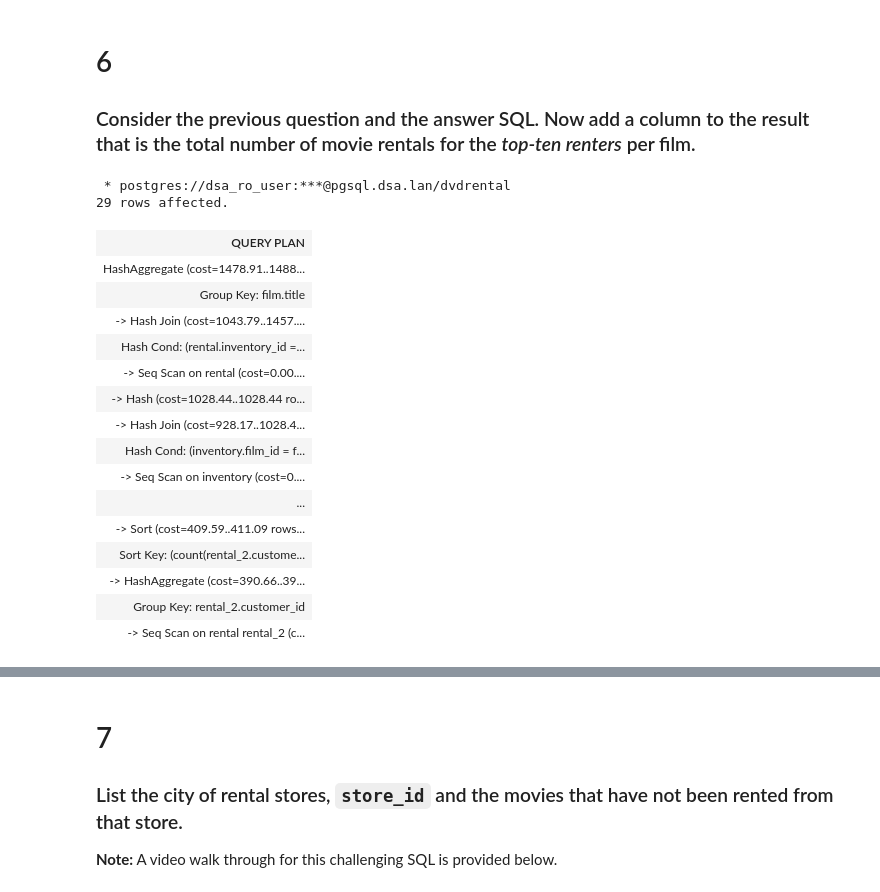
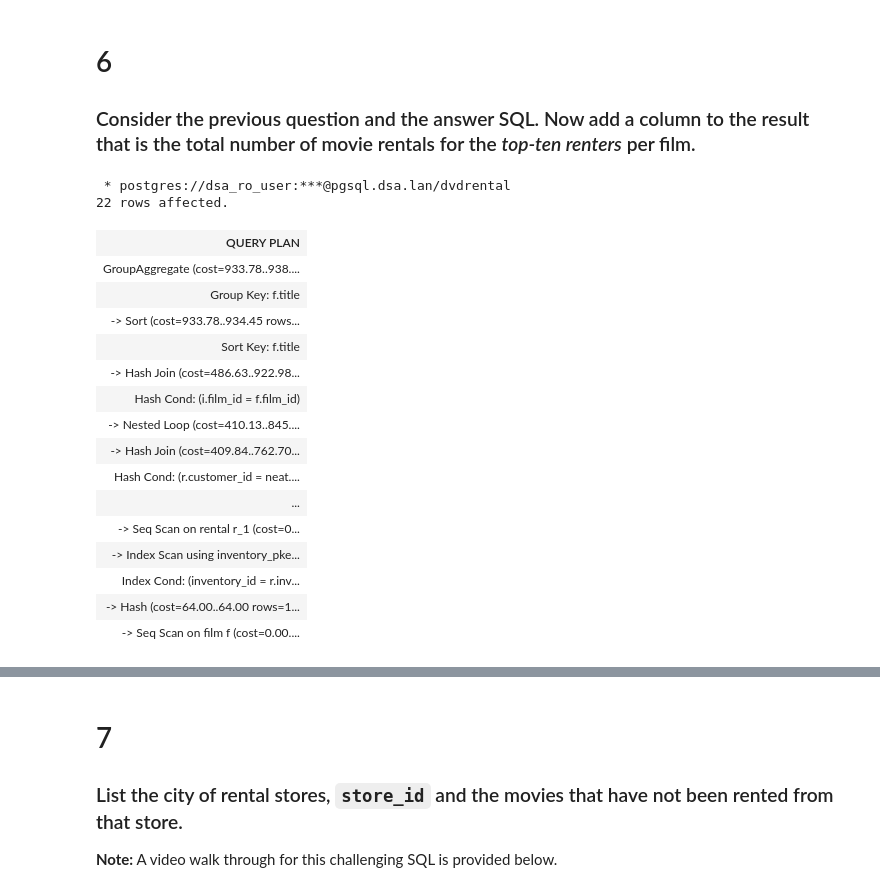
Before and after one commit to may96cc/f21dsa7030, a Jupyter notebook: module4/exercises/Nested.ipynb, the cells around one changed output, grey strips where cells are left out. Saved outputs shown, nothing was run; the diff lists cells and outputs as text; code cells hidden in the pictures.

```diff
--- a/module4/exercises/Nested.ipynb
+++ b/module4/exercises/Nested.ipynb
@@ -313,31 +342,36 @@ SELECT customer_id from rental GROUP BY customer_id
 # %%
 %%sql
 EXPLAIN
-SELECT title, count(*) from film JOIN inventory on film.film_id = inventory.film_id
-JOIN rental ON inventory.inventory_id = rental.inventory_id WHERE film.film_id in (
-SELECT film_id from inventory WHERE inventory_id in (
-SELECT inventory_id from rental WHERE customer_id in (
-SELECT customer_id from rental GROUP BY customer_id
-                               ORDER BY count(customer_id) DESC LIMIT 10)))
-GROUP BY title
+SELECT count(*), title
+FROM rental r JOIN inventory i on i.inventory_id = r.inventory_id JOIN film f ON f.film_id = i.film_id
+WHERE r.customer_id in (
+    SELECT customer_id
+    FROM (
+            SELECT COUNT(*),r.customer_id
+            FROM rental r
+            GROUP BY r.customer_id
+            ORDER BY COUNT(*) DESC
+            LIMIT 10 ) as neat )
+GROUP BY f.title
+ORDER BY f.title
 # %% [output]
  * postgres://dsa_ro_user:***@pgsql.dsa.lan/dvdrental
-29 rows affected.
+22 rows affected.
 | QUERY PLAN |
-| HashAggregate (cost=1478.91..1488... |
-| Group Key: film.title |
-| -> Hash Join (cost=1043.79..1457.... |
-| Hash Cond: (rental.inventory_id =... |
-| -> Seq Scan on rental (cost=0.00.... |
-| -> Hash (cost=1028.44..1028.44 ro... |
-| -> Hash Join (cost=928.17..1028.4... |
-| Hash Cond: (inventory.film_id = f... |
-| -> Seq Scan on inventory (cost=0.... |
+| GroupAggregate (cost=933.78..938.... |
+| Group Key: f.title |
+| -> Sort (cost=933.78..934.45 rows... |
+| Sort Key: f.title |
+| -> Hash Join (cost=486.63..922.98... |
+| Hash Cond: (i.film_id = f.film_id) |
+| -> Nested Loop (cost=410.13..845.... |
+| -> Hash Join (cost=409.84..762.70... |
+| Hash Cond: (r.customer_id = neat.... |
 | ... |
-| -> Sort (cost=409.59..411.09 rows... |
-| Sort Key: (count(rental_2.custome... |
-| -> HashAggregate (cost=390.66..39... |
-| Group Key: rental_2.customer_id |
-| -> Seq Scan on rental rental_2 (c... |
+| -> Seq Scan on rental r_1 (cost=0... |
+| -> Index Scan using inventory_pke... |
+| Index Cond: (inventory_id = r.inv... |
+| -> Hash (cost=64.00..64.00 rows=1... |
+| -> Seq Scan on film f (cost=0.00.... |
 # %%
 %%sql
```
Also changed, not shown: parts of 12 cells of this notebook, 3 other files.
